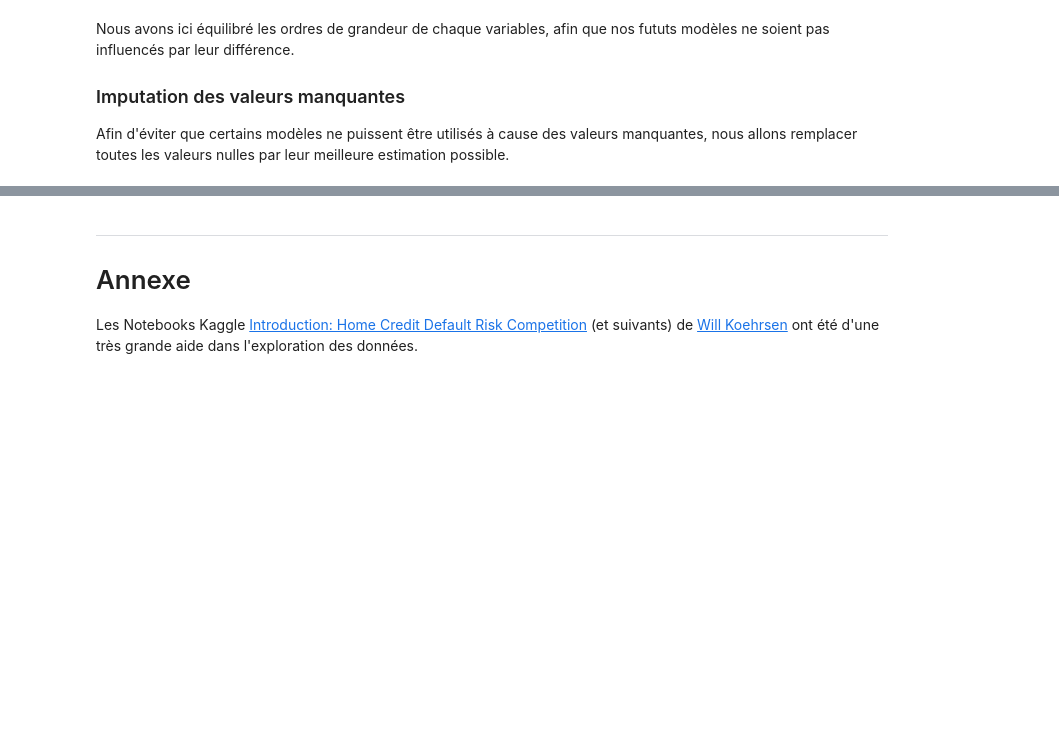
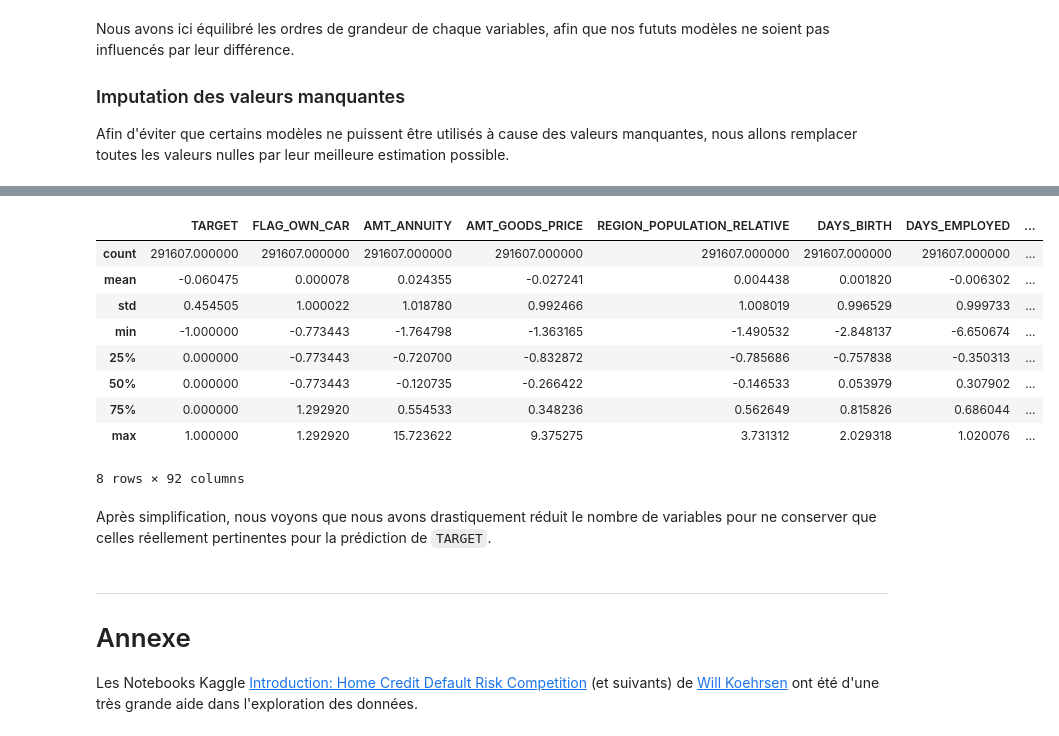
Before and after one commit to fleuryc/oc_ingenieur-ia_P4-Construisez-un-modele-de-scoring, a Jupyter notebook: notebooks/main.ipynb, the cells around one changed output, grey strips where cells are left out. Drawn from its saved outputs; the diff is of its cells as text; code cells hidden in the pictures; blank space fills up the shorter version.

```diff
--- a/notebooks/main.ipynb
+++ b/notebooks/main.ipynb
@@ -355,6 +441,7 @@ scaled_app_df.describe(include="all")
 # %%
 X_scaled = scaled_app_df.loc[scaled_app_df["TARGET"] >= 0].drop(["TARGET"], axis=1)
-X_scaled_train, X_scaled_test, y_scaled_train, y_scaled_test = train_test_split(X_scaled, y, test_size=0.2, random_state=42)
+y_scaled = scaled_app_df.loc[scaled_app_df["TARGET"] >= 0, "TARGET"]
+X_scaled_train, X_scaled_test, y_scaled_train, y_scaled_test = train_test_split(X_scaled, y_scaled, test_size=0.2, random_state=42)
 # %% [markdown]
 Nous avons ici équilibré les ordres de grandeur de chaque variables, afin que nos fututs modèles ne soient pas influencés par leur différence.
 
@@ -386,0 +495,5 @@ X_imputed_train, X_imputed_test, y_imputed_train, y_imputed_test = train_test_sp
+# %%
+# Let's drop the features that are not useful for the prediction
+simple_app_df = imputed_app_df.drop(
+    columns=["SK_ID_CURR", "1", "x0", "x1", "x2", "FLAG_MOBIL"]
+)
@@ -386,0 +550,22 @@ X_imputed_train, X_imputed_test, y_imputed_train, y_imputed_test = train_test_sp
+# %%
+# Let's find variables that have a highly correlated pair
+corr_pair_max_threshold = 0.9
+highly_correlated = pd.DataFrame(columns=["pair", "correlation"])
+for i in range(len(app_correlations.columns)):
+    for j in range(i + 1, len(app_correlations.columns)):
+        if app_correlations.iloc[i, j] > corr_pair_max_threshold:
+            # variables are highly correlated
+            if app_correlations.iloc[0, i] > app_correlations.iloc[0, j]:
+                # first variable is more correlated with target => we want to keep it
+                keep_index = i
+                drop_index = j
+            else:
+                keep_index = j
+                drop_index = i
+
+            highly_correlated.loc[app_correlations.columns[drop_index]] = [
+                app_correlations.columns[keep_index],
+                app_correlations.iloc[i, j],
+            ]
+
+highly_correlated.sort_values(by="correlation", ascending=False)
@@ -386,0 +590,27 @@ X_imputed_train, X_imputed_test, y_imputed_train, y_imputed_test = train_test_sp
+# %%
+# Drop irrelevant columns
+simple_app_df.drop(
+    columns=highly_decorrelated_from_target.index,
+    inplace=True,
+    errors="ignore",
+)
+simple_app_df.drop(
+    columns=highly_correlated.index,
+    inplace=True,
+    errors="ignore",
+)
+
+simple_app_df.describe(include="all")
+# %% [output]
+|  | TARGET | FLAG_OWN_CAR | AMT_ANNUITY | AMT_GOODS_PRICE | REGION_POPULATION_RELATIVE | DAYS_BIRTH | DAYS_EMPLOYED | ... |
+| count | 291607.000000 | 291607.000000 | 291607.000000 | 291607.000000 | 291607.000000 | 291607.000000 | 291607.000000 | ... |
+| mean | -0.060475 | 0.000078 | 0.024355 | -0.027241 | 0.004438 | 0.001820 | -0.006302 | ... |
+| std | 0.454505 | 1.000022 | 1.018780 | 0.992466 | 1.008019 | 0.996529 | 0.999733 | ... |
+| min | -1.000000 | -0.773443 | -1.764798 | -1.363165 | -1.490532 | -2.848137 | -6.650674 | ... |
+| 25% | 0.000000 | -0.773443 | -0.720700 | -0.832872 | -0.785686 | -0.757838 | -0.350313 | ... |
+| 50% | 0.000000 | -0.773443 | -0.120735 | -0.266422 | -0.146533 | 0.053979 | 0.307902 | ... |
+| 75% | 0.000000 | 1.292920 | 0.554533 | 0.348236 | 0.562649 | 0.815826 | 0.686044 | ... |
+| max | 1.000000 | 1.292920 | 15.723622 | 9.375275 | 3.731312 | 2.029318 | 1.020076 | ... |
+8 rows × 92 columns
+# %% [markdown]
+Après simplification, nous voyons que nous avons drastiquement réduit le nombre de variables pour ne conserver que celles réellement pertinentes pour la prédiction de `TARGET`.
```
Also changed, not shown: parts of 20 cells of this notebook, 1 other file.
